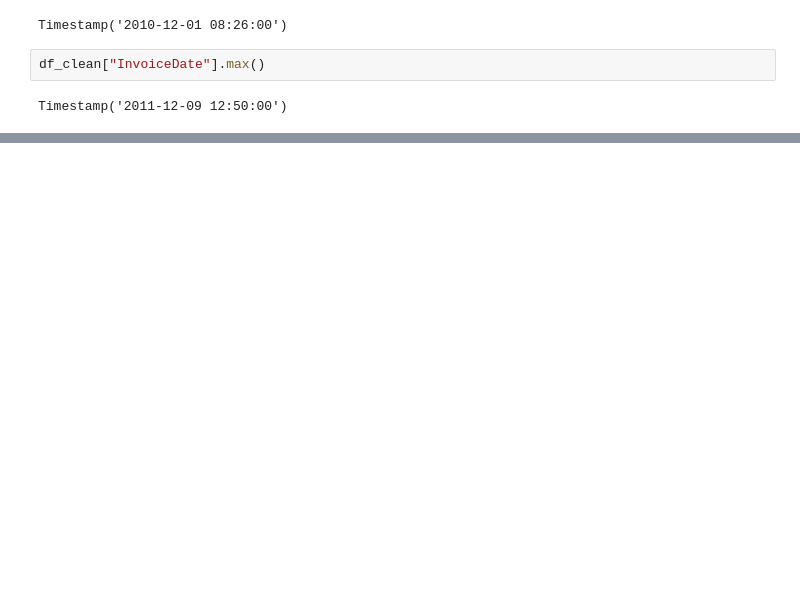
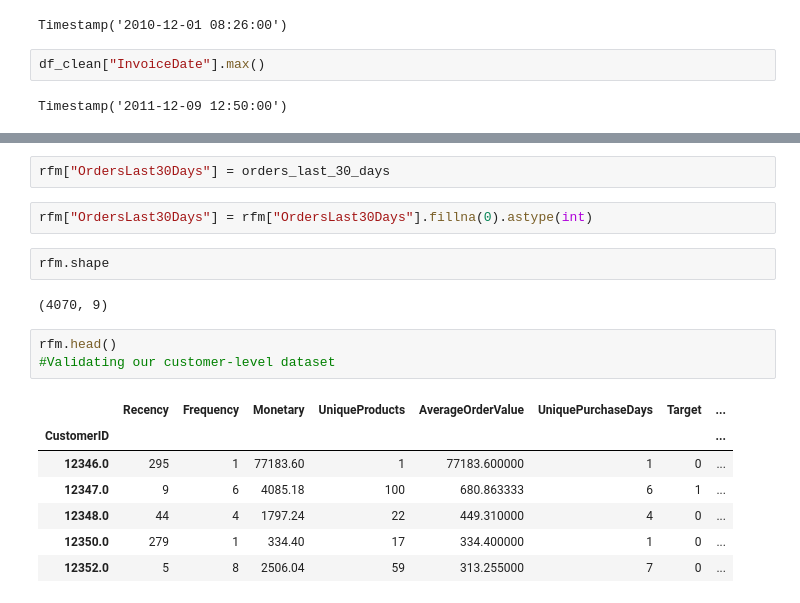
Before and after one commit to HudaR112/AI-customer-retention-predictor, a Jupyter notebook: Notebooks/retention-model-predictor.ipynb, the cells around one changed output, grey strips where cells are left out. Saved outputs shown, nothing was run; the diff lists cells and outputs as text; blank space fills up the shorter version.

```diff
--- a/Notebooks/retention-model-predictor.ipynb
+++ b/Notebooks/retention-model-predictor.ipynb
@@ -365,0 +681,19 @@ Timestamp('2011-12-09 12:50:00')
+# %%
+rfm["OrdersLast30Days"] = orders_last_30_days
+# %%
+rfm["OrdersLast30Days"] = rfm["OrdersLast30Days"].fillna(0).astype(int)
+# %%
+rfm.shape
+# %% [output]
+(4070, 9)
+# %%
+rfm.head()
+#Validating our customer-level dataset
+# %% [output]
+|  | Recency | Frequency | Monetary | UniqueProducts | AverageOrderValue | UniquePurchaseDays | Target | ... |
+| CustomerID |  |  |  |  |  |  |  | ... |
+| 12346.0 | 295 | 1 | 77183.60 | 1 | 77183.600000 | 1 | 0 | ... |
+| 12347.0 | 9 | 6 | 4085.18 | 100 | 680.863333 | 6 | 1 | ... |
+| 12348.0 | 44 | 4 | 1797.24 | 22 | 449.310000 | 4 | 0 | ... |
+| 12350.0 | 279 | 1 | 334.40 | 17 | 334.400000 | 1 | 0 | ... |
+| 12352.0 | 5 | 8 | 2506.04 | 59 | 313.255000 | 7 | 0 | ... |
```
Also changed, not shown: parts of 78 cells of this notebook, 1 other file.
